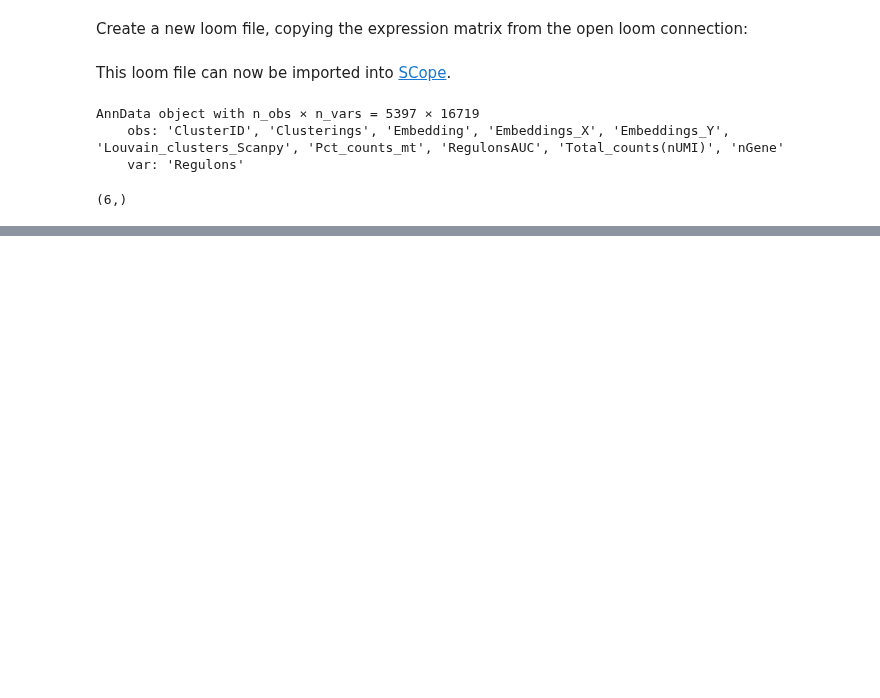
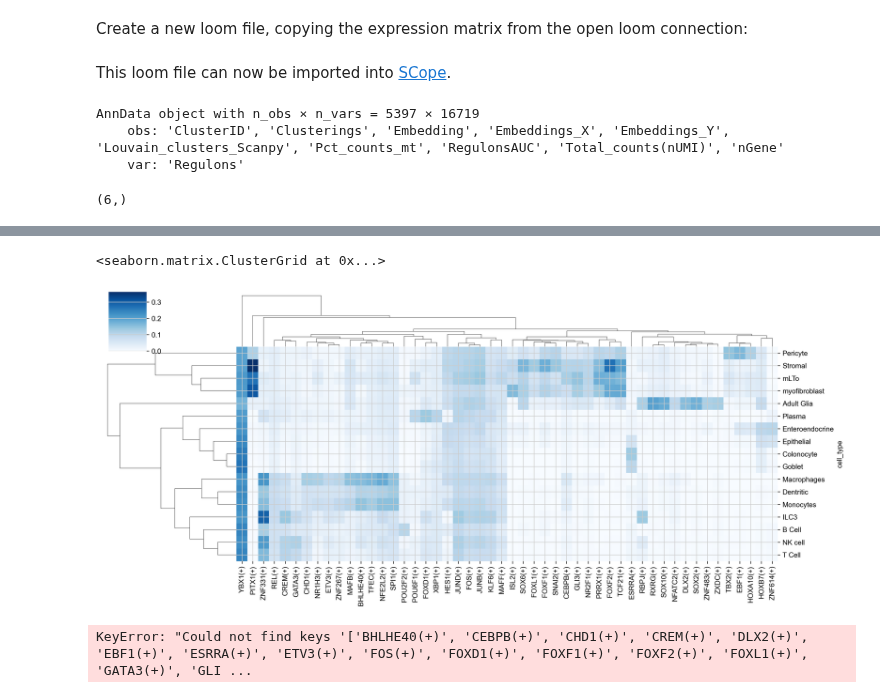
Before and after one commit to chickaroo/genereporter, a Jupyter notebook: src/SCENIC-protocol.ipynb, the cells around one changed output, grey strips where cells are left out. Saved outputs shown, nothing was run; the diff lists cells and outputs as text; code cells hidden in the pictures; blank space fills up the shorter version.

```diff
--- a/src/SCENIC-protocol.ipynb
+++ b/src/SCENIC-protocol.ipynb
@@ -526,0 +526,20 @@ ps_adata.obs['Clusterings'][0]
+# %%
+auc_mtx["cell_type"] = adata.obs["celltypist_cell_label_coarse"]
+mean_auc_by_cell_type = auc_mtx.groupby("cell_type").mean()
+# %%
+top_n = 50
+top_tfs = mean_auc_by_cell_type.max(axis=0).sort_values(ascending=False).head(top_n)
+mean_auc_by_cell_type_top_n = mean_auc_by_cell_type[
+    [c for c in mean_auc_by_cell_type.columns if c in top_tfs]
+]
+# %%
+sns.clustermap(
+    mean_auc_by_cell_type_top_n,
+    figsize=[15, 6.5],
+    cmap="Blues",
+    xticklabels=True,
+    yticklabels=True,
+)
+# %% [output]
+<seaborn.matrix.ClusterGrid at 0x...>
+[figure, added]
@@ -526,0 +549,12 @@ ps_adata.obs['Clusterings'][0]
+# %%
+sc.pl.matrixplot(
+    adata,
+    tf_names,
+    groupby="celltypist_cell_label_coarse",
+    cmap="Reds",
+    dendrogram=True,
+    figsize=[15, 5.5],
+    standard_scale="group",
+)
+# %% [output]
+KeyError: "Could not find keys '['BHLHE40(+)', 'CEBPB(+)', 'CHD1(+)', 'CREM(+)', 'DLX2(+)', 'EBF1(+)', 'ESRRA(+)', 'ETV3(+)', 'FOS(+)', 'FOXD1(+)', 'FOXF1(+)', 'FOXF2(+)', 'FOXL1(+)', 'GATA3(+)', 'GLI ...
```
Also changed, not shown: parts of 11 cells of this notebook, 8 other files.
